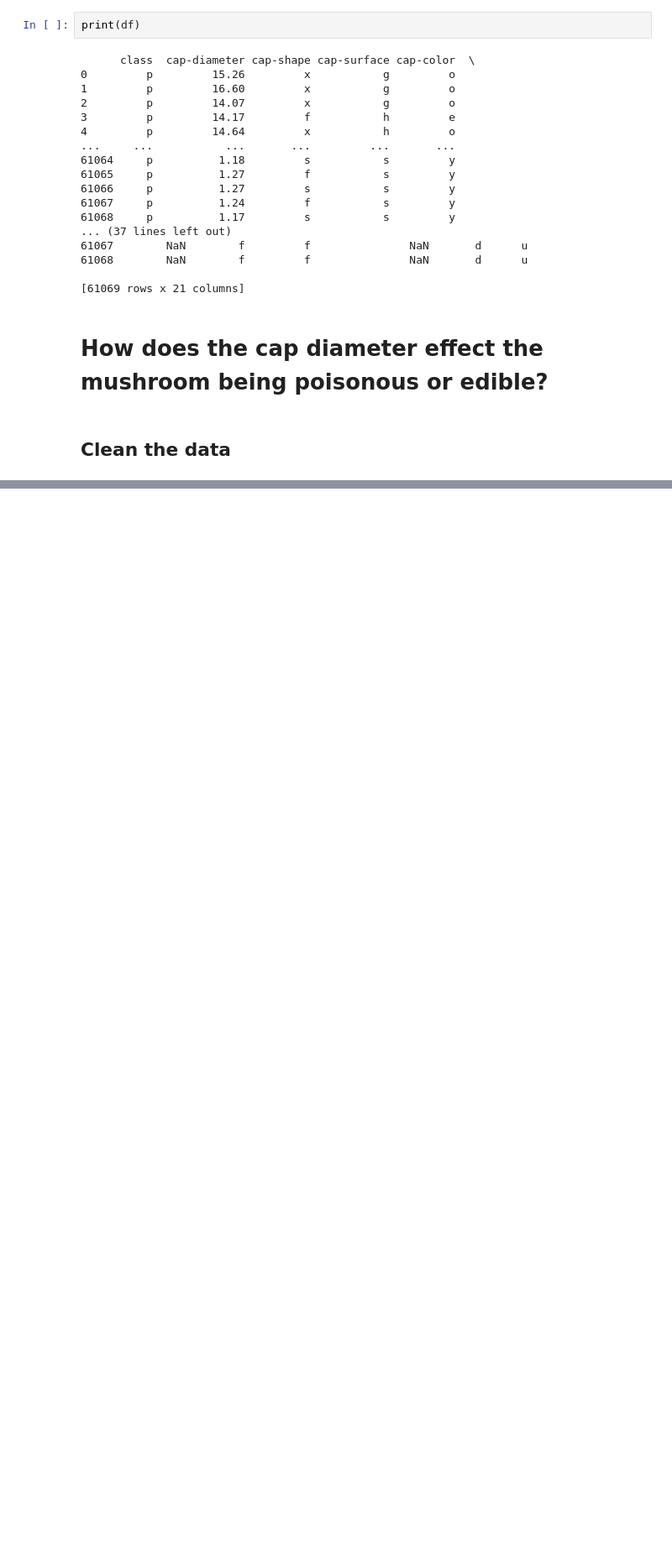
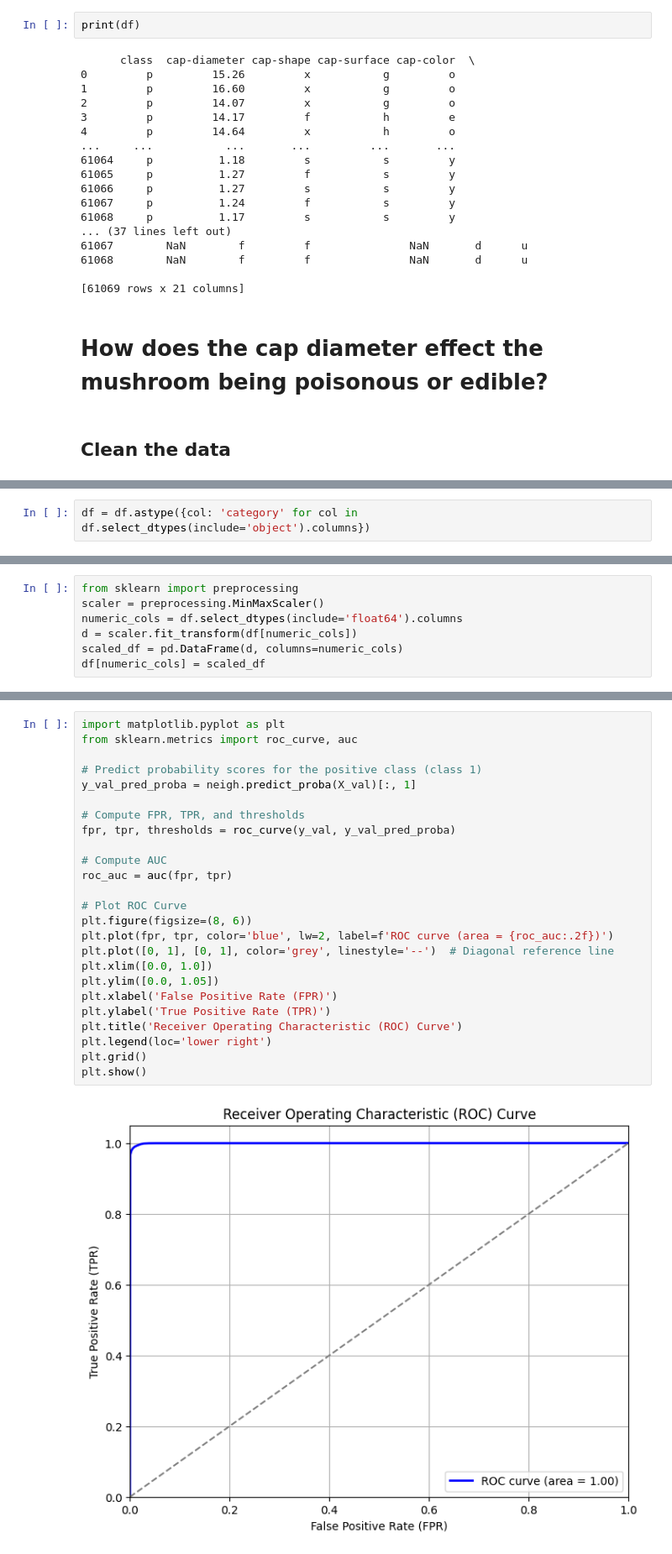
Before and after one commit to dylanlidailin/DS-3021, a Jupyter notebook: 07_ML_Eval_Metrics/mushroom_lab.ipynb, the cells around one changed output, grey strips where cells are left out. Shown at 84% size. Saved outputs shown, nothing was run; the diff lists cells and outputs as text; blank space fills up the shorter version.

```diff
--- a/07_ML_Eval_Metrics/mushroom_lab.ipynb
+++ b/07_ML_Eval_Metrics/mushroom_lab.ipynb
@@ -35,0 +76,2 @@ to_drop = df['cap-surface','gill-attachment','']
+# %%
+df = df.astype({col: 'category' for col in df.select_dtypes(include='object').columns})
@@ -35,0 +80,7 @@ to_drop = df['cap-surface','gill-attachment','']
+# %%
+from sklearn import preprocessing
+scaler = preprocessing.MinMaxScaler()
+numeric_cols = df.select_dtypes(include='float64').columns
+d = scaler.fit_transform(df[numeric_cols])
+scaled_df = pd.DataFrame(d, columns=numeric_cols)
+df[numeric_cols] = scaled_df
@@ -35,0 +225,27 @@ to_drop = df['cap-surface','gill-attachment','']
+# %%
+import matplotlib.pyplot as plt
+from sklearn.metrics import roc_curve, auc
+
+# Predict probability scores for the positive class (class 1)
+y_val_pred_proba = neigh.predict_proba(X_val)[:, 1]
+
+# Compute FPR, TPR, and thresholds
+fpr, tpr, thresholds = roc_curve(y_val, y_val_pred_proba)
+
+# Compute AUC
+roc_auc = auc(fpr, tpr)
+
+# Plot ROC Curve
+plt.figure(figsize=(8, 6))
+plt.plot(fpr, tpr, color='blue', lw=2, label=f'ROC curve (area = {roc_auc:.2f})')
+plt.plot([0, 1], [0, 1], color='grey', linestyle='--')  # Diagonal reference line
+plt.xlim([0.0, 1.0])
+plt.ylim([0.0, 1.05])
+plt.xlabel('False Positive Rate (FPR)')
+plt.ylabel('True Positive Rate (TPR)')
+plt.title('Receiver Operating Characteristic (ROC) Curve')
+plt.legend(loc='lower right')
+plt.grid()
+plt.show()
+# %% [output]
+[figure, added]
```
Also changed, not shown: parts of 35 cells of this notebook.
